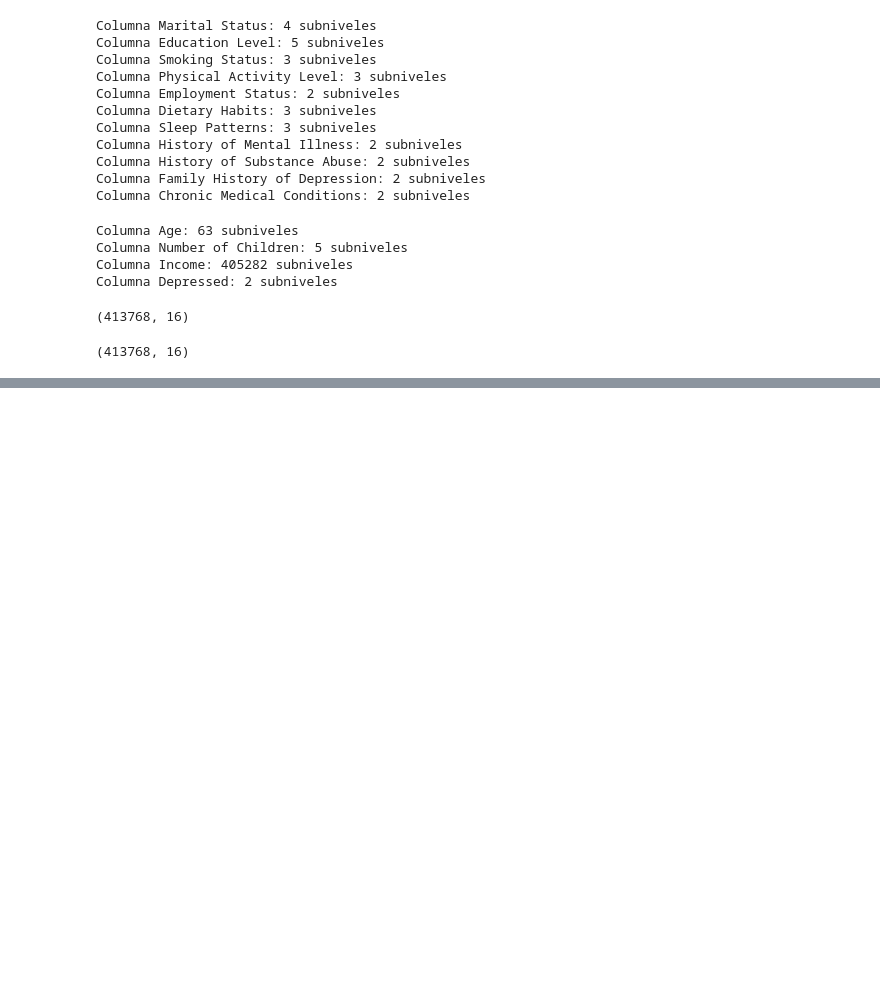
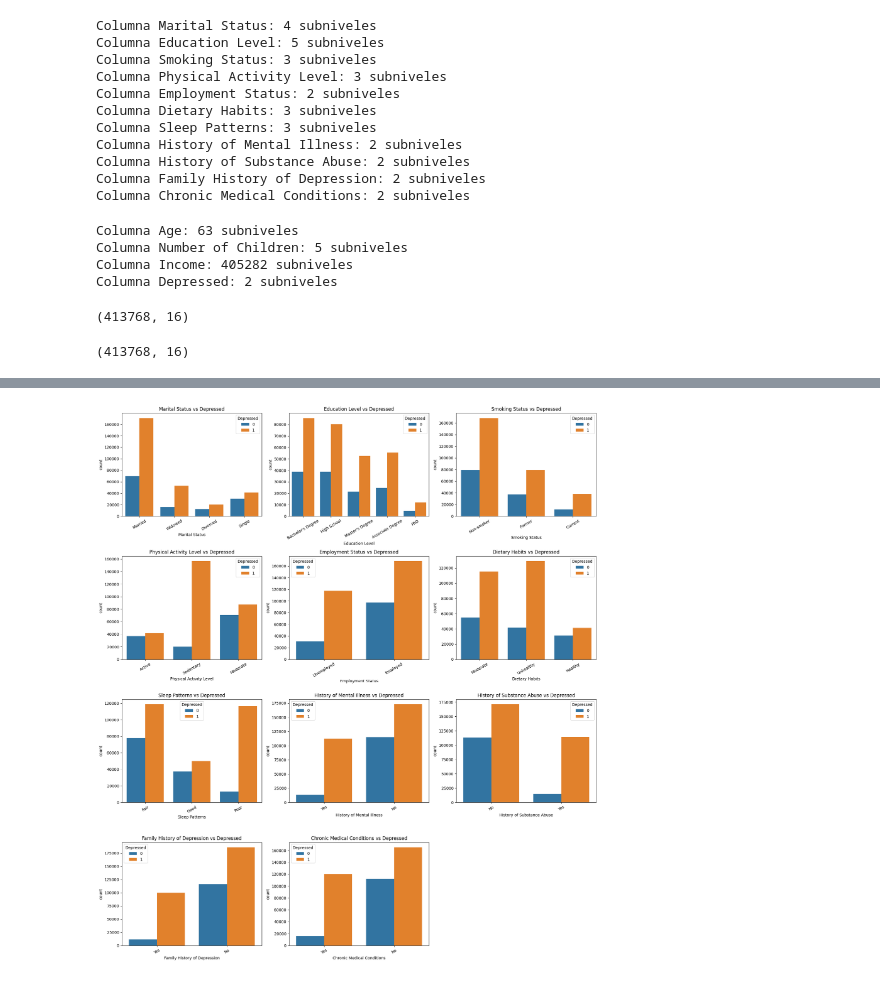
Before and after one commit to Valenfrc/Salud-mental-fase2, a Jupyter notebook: src/explore.ipynb, the cells around one changed output, grey strips where cells are left out. Saved outputs shown, nothing was run; the diff lists cells and outputs as text; code cells hidden in the pictures; blank space fills up the shorter version.

```diff
--- a/src/explore.ipynb
+++ b/src/explore.ipynb
@@ -266,0 +296,24 @@ df.shape
+# %%
+#ANALISIS VARIABLE UNIVARIANTE
+#Variables Categoricas
+n_cols = 3
+n_rows = (len(columnas_categoricas) + n_cols - 1) // n_cols  # redondea hacia arriba
+
+fig, axis = plt.subplots(n_rows, n_cols, figsize=(18, 5 * n_rows))
+
+axis = axis.flatten()
+
+# Crear los gráficos
+for i, col in enumerate(columnas_categoricas):
+    sns.countplot(ax=axis[i], data=df, x=col, hue='Depressed')
+    axis[i].set_title(f'{col} vs Depressed')
+    axis[i].tick_params(axis='x', rotation=30)
+
+# Eliminar ejes vacíos si sobran
+for j in range(i + 1, len(axis)):
+    fig.delaxes(axis[j])
+
+plt.tight_layout()
+plt.show()
+# %% [output]
+[figure, added]
```
Also changed, not shown: parts of 23 cells of this notebook, 1 other file.
